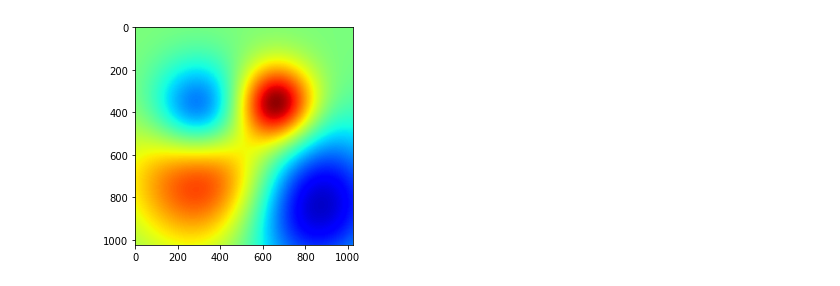
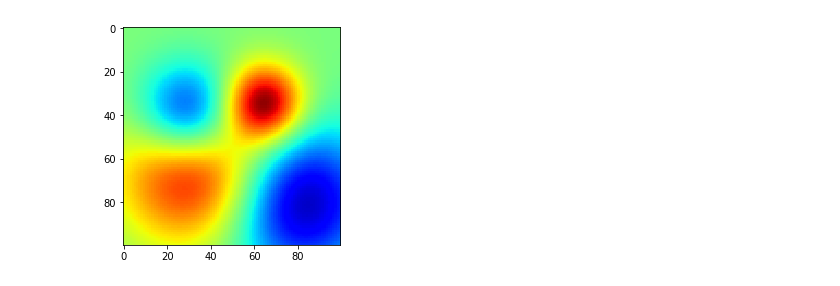
Before and after one commit to gandalfsaxe/letomes, a Jupyter notebook: code/notebooks/es.ipynb, the cells around one changed output. Drawn from its saved outputs; the diff is of its cells as text; code cells hidden in the pictures.

```diff
--- a/code/notebooks/es.ipynb
+++ b/code/notebooks/es.ipynb
@@ -15,22 +15,22 @@ import numpy as np
 from random import shuffle
 # %%
 # generate a toy 2D regression dataset
-sz = 1024
+sz = 100
 X,Y = np.meshgrid(np.linspace(-1,1,sz),np.linspace(-1,1,sz))
 mux,muy,sigma=0.3,-0.3,4
 G1 = np.exp(-((X-mux)**2+(Y-muy)**2)/2.0*sigma**2)
 mux,muy,sigma=-0.3,0.3,2
 G2 = np.exp(-((X-mux)**2+(Y-muy)**2)/2.0*sigma**2)
 mux,muy,sigma=0.6,0.6,2
 G3 = np.exp(-((X-mux)**2+(Y-muy)**2)/2.0*sigma**2)
 mux,muy,sigma=-0.4,-0.2,3
 G4 = np.exp(-((X-mux)**2+(Y-muy)**2)/2.0*sigma**2)
 G = G1 + G2 - G3 - G4
 fig,ax = plt.subplots()
 im = ax.imshow(G, vmin=-1, vmax=1, cmap='jet')
 #plt.axis('off')
 # %% [output]
-[figure, old version]
+[figure, new version]
 # %%
 np.random.seed(6)
 nn = 10 # number of steps to take (and plot horizontally)
```
Also changed, not shown: parts of 1 cell of this notebook, 4 other files.
